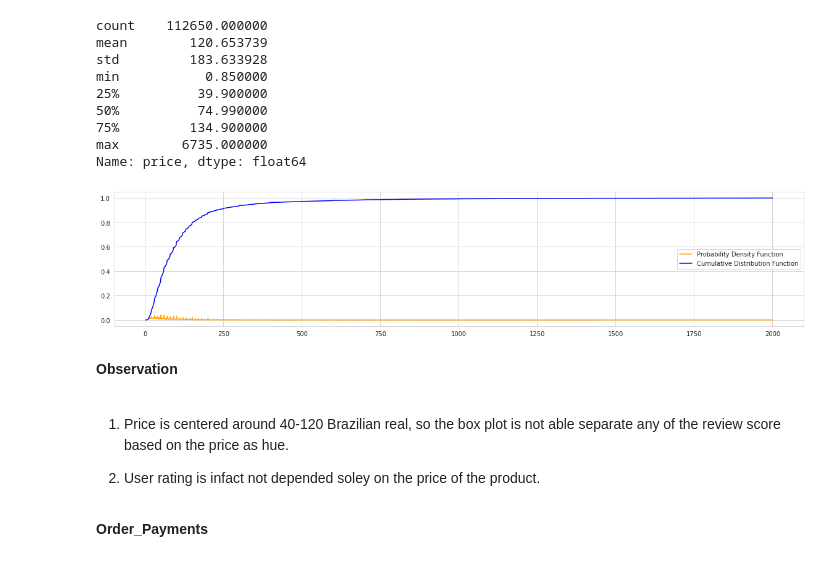
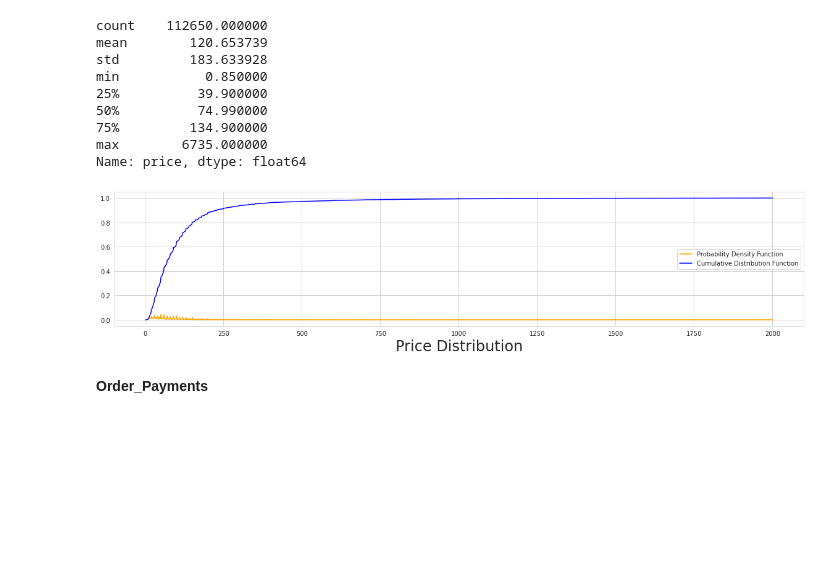
Before and after one commit to jakejhc/Team_Project, a Jupyter notebook: brazillian-customer-satification.ipynb, the cells around one changed output. Drawn from its saved outputs; the diff is of its cells as text; code cells hidden in the pictures; blank space fills up the shorter version.

```diff
--- a/brazillian-customer-satification.ipynb
+++ b/brazillian-customer-satification.ipynb
@@ -130,27 +134,21 @@ Name: price, dtype: float64
 # %%
 #temporararily removing few outliers that can reduce the smoothness of the pdf and cdf
 smooth_data = order_items[order_items.price <= 2000]
 counts, bin_edges = np.histogram(smooth_data.price, bins=1000,
                                  density = True)
 pdf = counts/(sum(counts))
 
 #compute CDF
 cdf = np.cumsum(pdf)
 plt.figure(figsize=(20,4))
 plt.plot(bin_edges[1:],pdf,color='orange',label='Probability Density Function')
 plt.plot(bin_edges[1:], cdf,color='blue',label='Cumulative Distribution Function')
 plt.legend()
-
+plt.xlabel('Price Distribution',fontsize=24)
 
 plt.show();
 # %% [output]
-[figure, old version]
+[figure, new version]
-# %% [markdown]
-**Observation**
-# %% [markdown]
-1. Price is centered around 40-120 Brazilian real, so the box plot is not able separate any of the review score based on the price as hue.
-
-2. User rating is infact not depended soley on the price of the product.
 # %% [markdown]
 **Order_Payments**
 # %%
```
Also changed, not shown: parts of 93 cells of this notebook.
